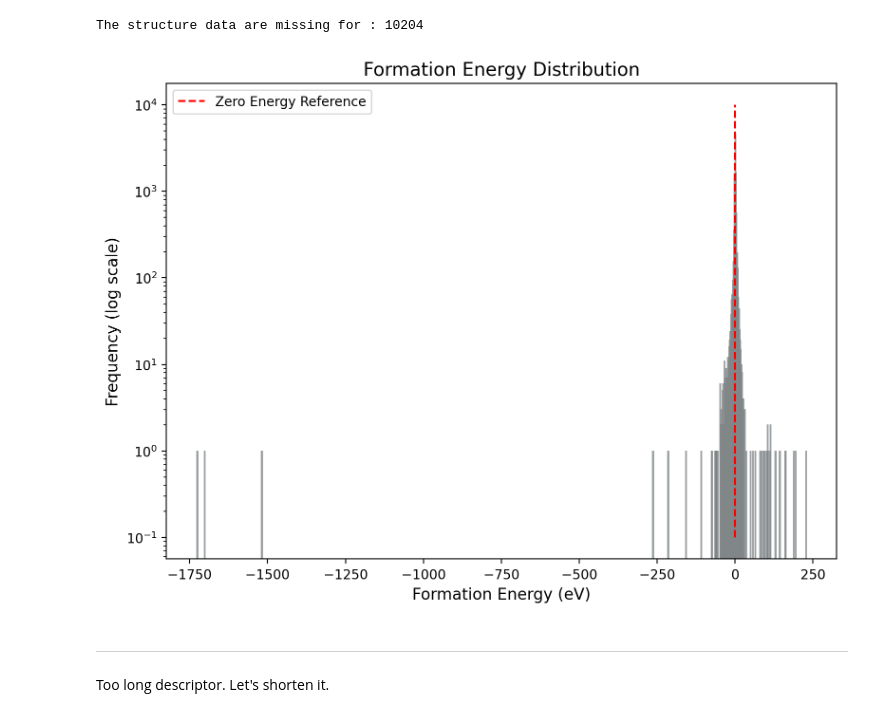
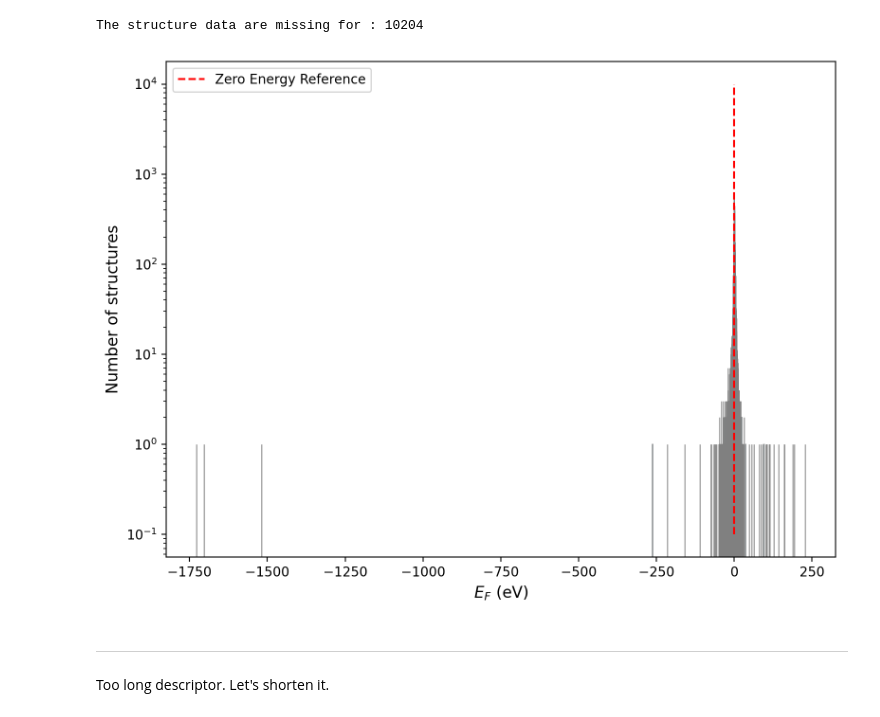
Before and after one commit to Minotakm/hackathon_KRICT, a Jupyter notebook: sandbox.ipynb, the cells around one changed output. Cells and saved outputs as stored; diff of their text form; code cells hidden in the pictures.

```diff
--- a/sandbox.ipynb
+++ b/sandbox.ipynb
@@ -37,3 +37,11 @@ structure           20000
 id                  20000
 formation_energy    20000
 dtype: int64
+# %%
+# Plot
+plot_data = []
+
+for sgletters in  df['space_group']:
+
+    sg = SpaceGroup(sgletters).int_number
+    plot_data.append(sg)
@@ -117,24 +145,23 @@ The structure data are missing for : 10204
 # %%
 plt.figure(dpi=200, figsize=(8, 6))
 
 # Plot histogram
-plt.hist(list(target_property.values()), bins=1000, color='skyblue', edgecolor='gray', alpha=0.7)
-plt.xlabel('Formation Energy (eV)', fontsize=12)
-plt.ylabel('Frequency (log scale)', fontsize=12)
-plt.title('Formation Energy Distribution', fontsize=14)
+plt.hist(list(target_property.values()), bins=10000, color='skyblue', edgecolor='gray', alpha=0.7)
+plt.xlabel(r'$E_{F}$ (eV)', fontsize=12)
+plt.ylabel('Number of structures', fontsize=12)
 
 # Add vertical line at 0 with a label
 plt.vlines(0, ymin=0.1, ymax=10000, colors='red', linestyles='dashed', label='Zero Energy Reference')
 plt.legend(loc='upper left')
 
 # Set y-axis to log scale
 plt.yscale('log')
 
 # Adjust layout for a clean look
 plt.tight_layout()
 plt.show()
 # %% [output]
-[figure, old version]
+[figure, new version]
 # %% [markdown]
 ----
 Too long descriptor. Let's shorten it.
```
Also changed, not shown: parts of 3 cells of this notebook, 8 other files.
